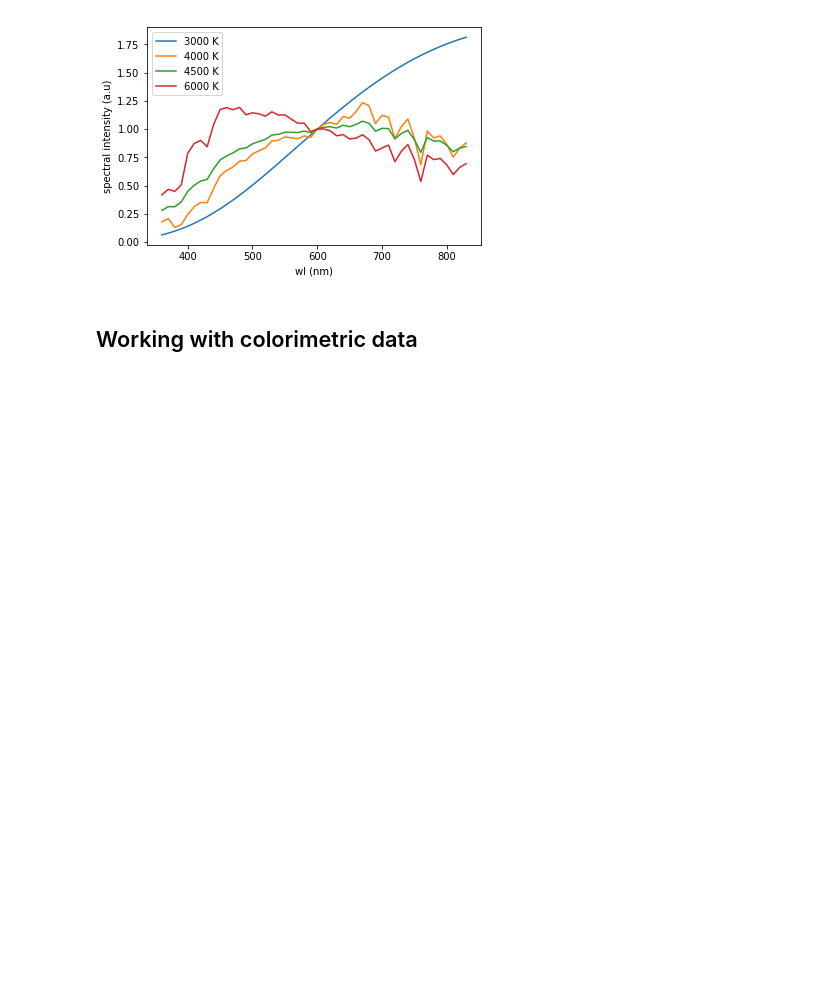
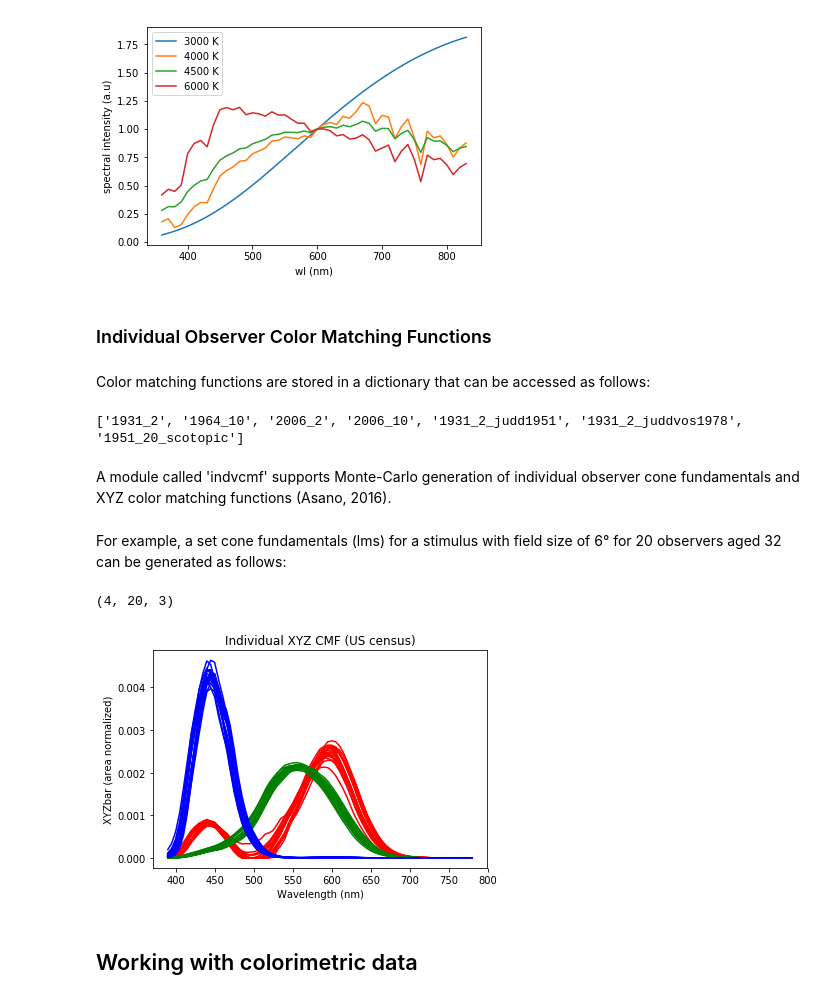
Before and after one commit to ksmet1977/luxpy, a Jupyter notebook: luxpy_basic_usage.ipynb, the cells around one changed output. Cells and saved outputs as stored; diff of their text form; code cells hidden in the pictures; blank space fills up the shorter version.

```diff
--- a/luxpy_basic_usage.ipynb
+++ b/luxpy_basic_usage.ipynb
@@ -82,6 +82,46 @@ plt.legend(['{} K'.format(x) for x in ccts])
 plt.show()
 # %% [output]
 [figure]
+# %% [markdown]
+### Individual Observer Color Matching Functions
+# %% [markdown]
+Color matching functions are stored in a dictionary that can be accessed as follows:
+# %%
+# Get CIE 1931 2° CMFs:
+cmf_1931 = lx._CMF['bar']['1931_2']
+
+# List all available CMF sets:
+print(lx._CMF['types'])
+# %% [output]
+['1931_2', '1964_10', '2006_2', '2006_10', '1931_2_judd1951', '1931_2_juddvos1978', '1951_20_scotopic']
+# %% [markdown]
+A module called 'indvcmf' supports Monte-Carlo generation of individual observer cone fundamentals and XYZ color matching functions (Asano, 2016).
+# %% [markdown]
+For example, a set cone fundamentals (lms) for a stimulus with field size of 6° for 20 observers aged 32 can be generated as follows:
+# %%
+# Get set of 20 individual observer lms-CMFs
+lmsb = lx.indvcmf.genMonteCarloObs(n_obs = 20, list_Age = [32], fieldsize = 6)
+
+# Use US 2010 population census to generate Age Distribution and output as XYZ CMF:
+xyzb_us = lx.indvcmf.genMonteCarloObs(n_obs = 20, list_Age = 'us_census', fieldsize = 6, out ='XYZ')
+
+# Plot CMFs:
+plt.figure()
+plt.plot(xyzb_us[0],xyzb_us[1], color ='r', linestyle='-')
+plt.plot(xyzb_us[0],xyzb_us[2], color ='g', linestyle='-')
+plt.plot(xyzb_us[0],xyzb_us[3], color ='b', linestyle='-')
+plt.xlabel('Wavelength (nm)')
+plt.ylabel('XYZbar (area normalized)')
+plt.title('Individual XYZ CMF (US census)')
+
+# CalculateXYZ values for REF:
+xyz_ind = np.empty((REF.shape[0]-1, xyzb_us.shape[-1],3))
+for i in range(xyzb_us.shape[-1]):
+    xyz_ind[:,i,:] = lx.spd_to_xyz(REF, cieobs = xyzb_us[...,i],relative = True)
+print(xyz_ind.shape)
+# %% [output]
+(4, 20, 3)
+[figure, added]
 # %% [markdown]
 ## Working with colorimetric data
 # %% [markdown]
```
Also changed, not shown: parts of 4 cells of this notebook, 2 other files.
